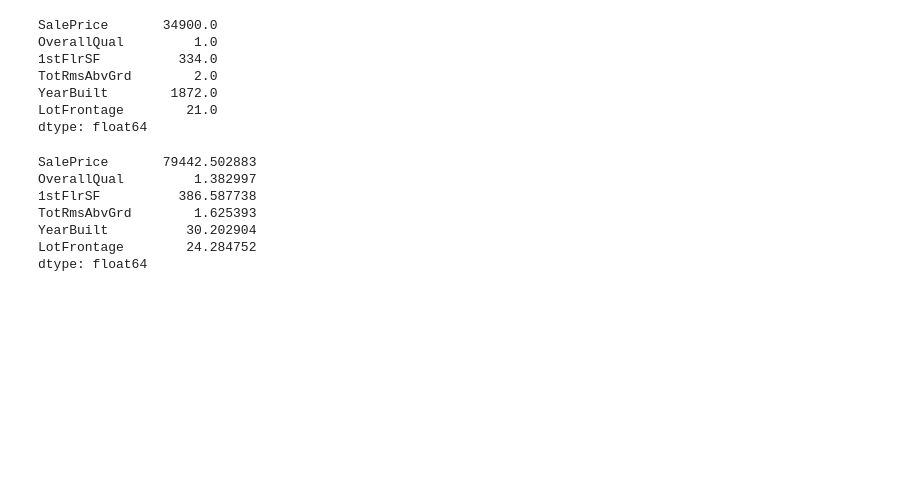
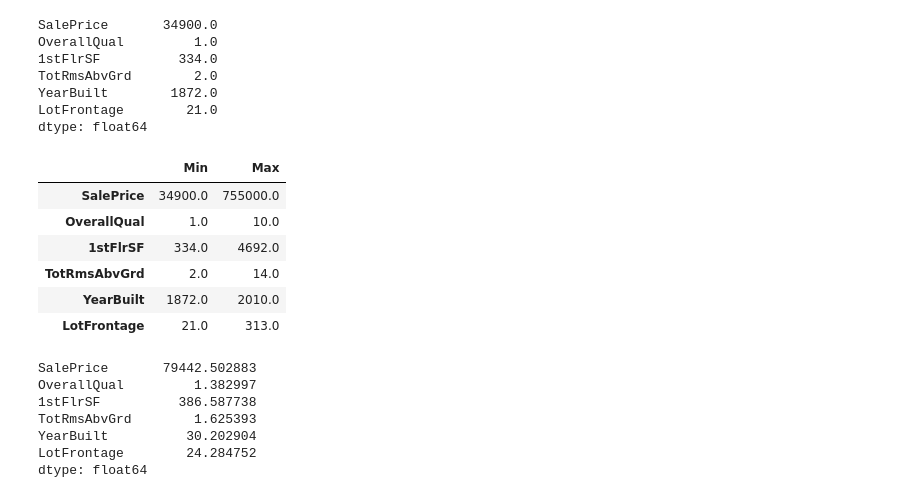
Before and after one commit to andrear17/Proyecto_Final-CDP, a Jupyter notebook: Proyecto_Final.ipynb, the cells around one changed output. Cells and saved outputs as stored; diff of their text form; code cells hidden in the pictures; blank space fills up the shorter version.

```diff
--- a/Proyecto_Final.ipynb
+++ b/Proyecto_Final.ipynb
@@ -89,3 +88,18 @@ dtype: float64
+# %%
+# Rango
+data_max = pd.DataFrame(data.max())
+data_min = pd.DataFrame(data.min())
+data_range = pd.concat([data_min, data_max], axis=1)
+data_range.columns = ['Min','Max']
+data_range
+# %% [output]
+|  | Min | Max |
+| SalePrice | 34900.0 | 755000.0 |
+| OverallQual | 1.0 | 10.0 |
+| 1stFlrSF | 334.0 | 4692.0 |
+| TotRmsAbvGrd | 2.0 | 14.0 |
+| YearBuilt | 1872.0 | 2010.0 |
+| LotFrontage | 21.0 | 313.0 |
 # %%
 # Desviación estándar
 data.std()
```
Also changed, not shown: parts of 10 cells of this notebook.
